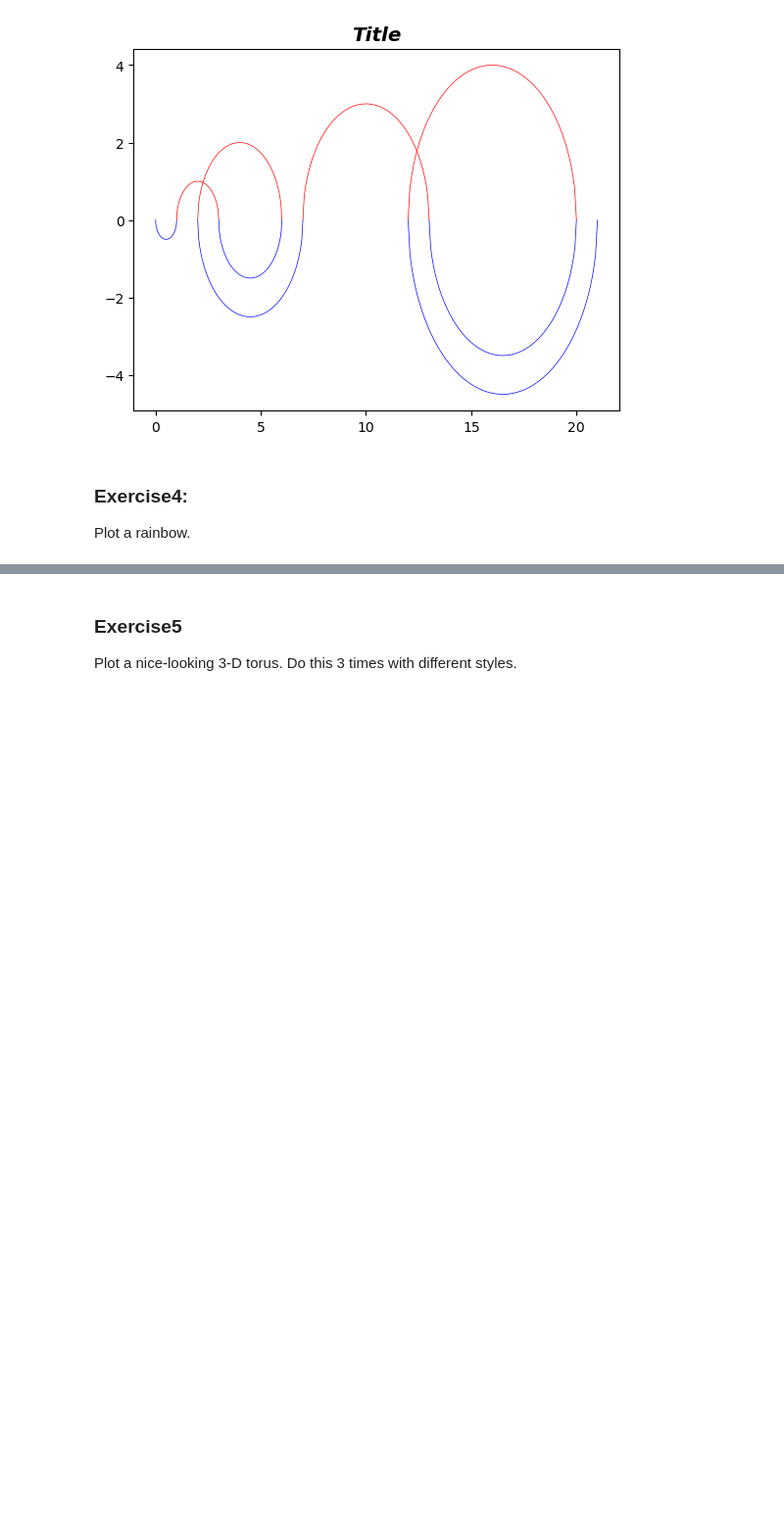
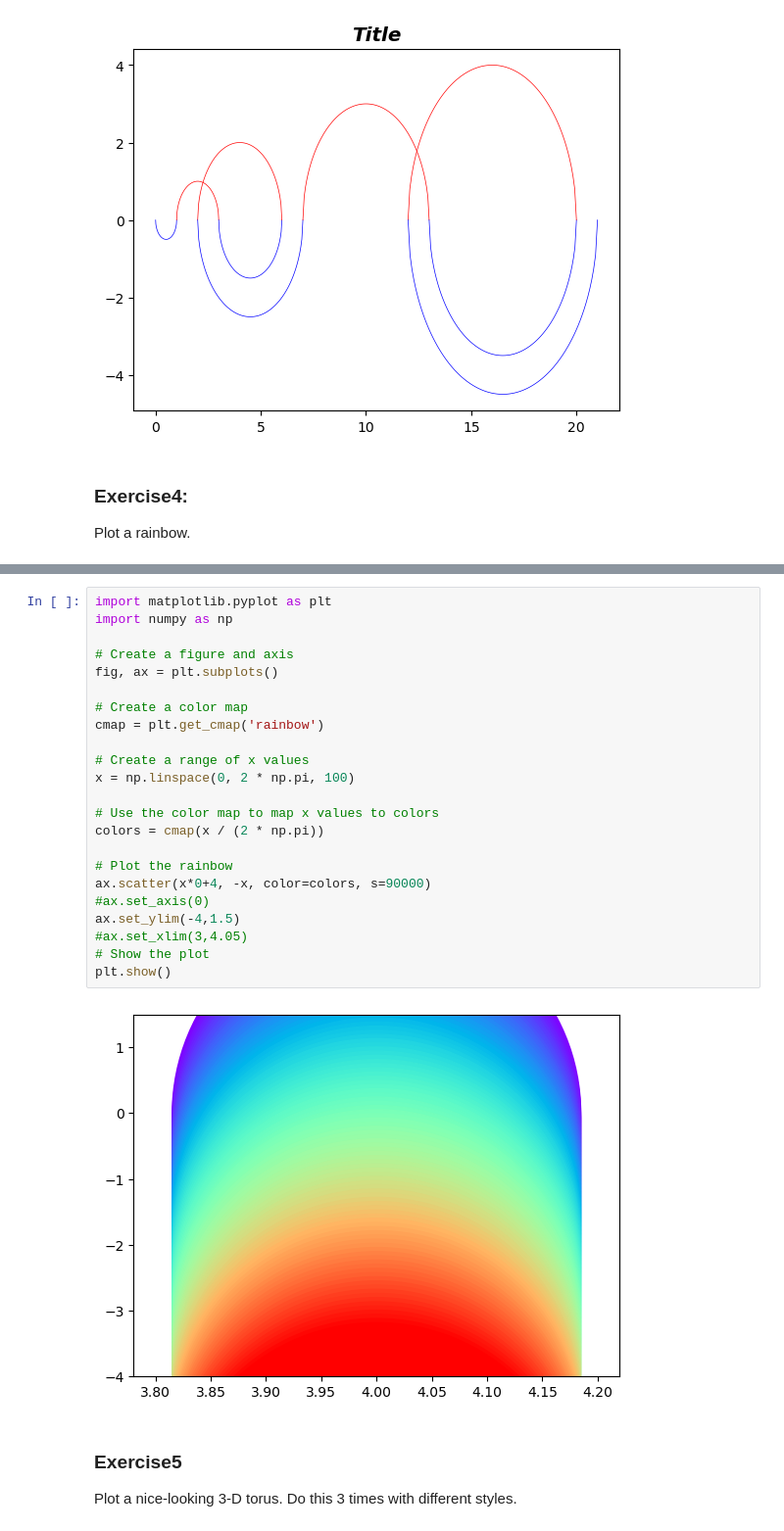
Before and after one commit to Skylines316/ScientificPython_diploma23, a Jupyter notebook: Exercises3.ipynb, the cells around one changed output, grey strips where cells are left out. Shown: that part at 98% size. Cells and saved outputs as stored; diff of their text form; blank space fills up the shorter version.

```diff
--- a/Exercises3.ipynb
+++ b/Exercises3.ipynb
@@ -132,3 +129,28 @@ Plot a rainbow.
+# %%
+import matplotlib.pyplot as plt
+import numpy as np
+
+# Create a figure and axis
+fig, ax = plt.subplots()
+
+# Create a color map
+cmap = plt.get_cmap('rainbow')
+
+# Create a range of x values
+x = np.linspace(0, 2 * np.pi, 100)
+
+# Use the color map to map x values to colors
+colors = cmap(x / (2 * np.pi))
+
+# Plot the rainbow
+ax.scatter(x*0+4, -x, color=colors, s=90000)
+#ax.set_axis(0)
+ax.set_ylim(-4,1.5)
+#ax.set_xlim(3,4.05)
+# Show the plot
+plt.show()
+# %% [output]
+[figure, added]
 # %% [markdown]
 ### **Exercise5**
 
```
Also changed, not shown: parts of 1 cell of this notebook, 2 other files.
